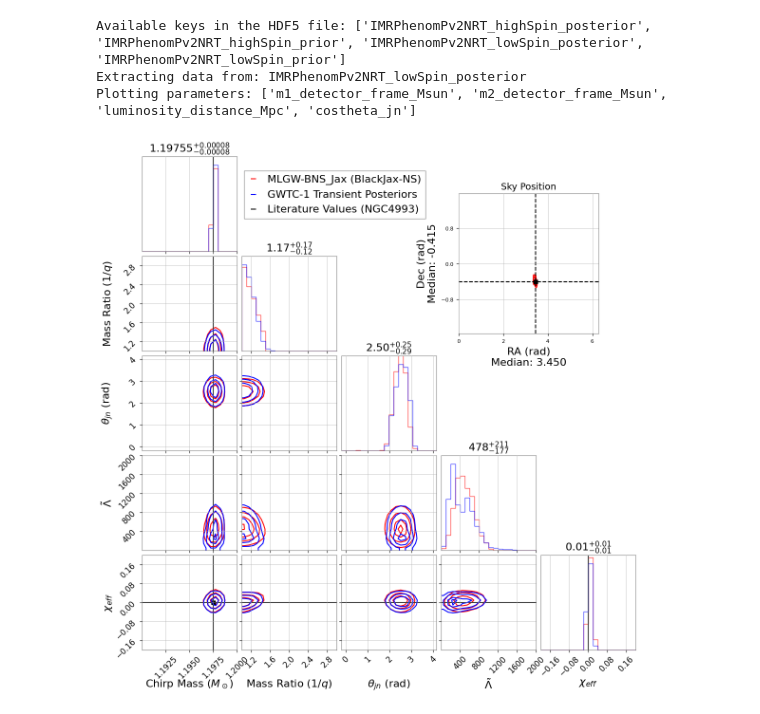
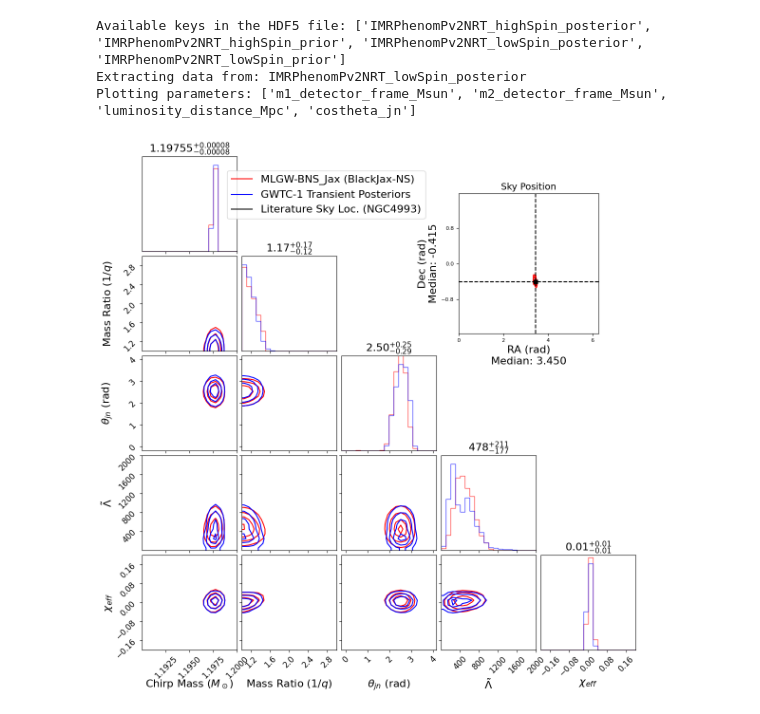
Before and after one commit to saulo-albuquerque-phys/GWgpu-jax, a Jupyter notebook: examples/Parameter_Estimation_MLGW_BNS_JAX_GW170817.ipynb, the cells around one changed output. Drawn from its saved outputs; the diff is of its cells as text; code cells hidden in the pictures.

```diff
--- a/examples/Parameter_Estimation_MLGW_BNS_JAX_GW170817.ipynb
+++ b/examples/Parameter_Estimation_MLGW_BNS_JAX_GW170817.ipynb
@@ -947,15 +944,12 @@ labels_5d = [
 ]
 
 plot_ranges_5d = [(1.19,1.20), (1.0, 3.0), (-0.2,4.14), (0,2000), (-0.2, 0.2)]
-literature_truths_5d = [1.1975, None, None, None, 0.0]
 
 # --- 1. Generate Main 5D Corner Plot ---
 fig = corner.corner(
     samples_csv_5d,
     labels=labels_5d,
     range=plot_ranges_5d,
-    truths=literature_truths_5d,
-    truth_color='black',
     smooth=1,
     color='red',
     hist_kwargs={'density': True, 'alpha': 0.7},
@@ -1003,7 +997,7 @@ corner.corner(
 # Legend for main plot
 red_line = mlines.Line2D([], [], color='red', label='MLGW-BNS_Jax (BlackJax-NS)')
 blue_line = mlines.Line2D([], [], color='blue', label='GWTC-1 Transient Posteriors')
-black_line = mlines.Line2D([], [], color='black', label='Literature Values (NGC4993)')
+black_line = mlines.Line2D([], [], color='black', label='Literature Sky Loc. (NGC4993)')
 fig.legend(handles=[red_line, blue_line, black_line], loc='upper right', bbox_to_anchor=(0.6, 0.95), fontsize=16)
 
 # --- 2. Add Inset for RA vs Dec ---
@@ -1016,31 +1010,31 @@ corner.hist2d(ra_hdf5, dec_hdf5, ax=ax_inset, color='blue', smooth=1, plot_datap
 # 2D histogram for CSV (Red)
 corner.hist2d(ra_csv, dec_csv, ax=ax_inset, color='red', smooth=1, plot_datapoints=False, plot_density=False, fill_contours=False)
 
 # Add literature truth crosshair
 literature_ra = 3.44616
 literature_dec = -0.408084
 ax_inset.axvline(literature_ra, color='black', linestyle='--')
 ax_inset.axhline(literature_dec, color='black', linestyle='--')
 ax_inset.plot(literature_ra, literature_dec, 'ks')
 
 # Calculate medians for labels
 ra_median = np.median(ra_csv)
 dec_median = np.median(dec_csv)
 
 # Formatting the inset
 ax_inset.set_xlabel(f'RA (rad)\nMedian: {ra_median:.3f}', fontsize=16)
 ax_inset.set_ylabel(f'Dec (rad)\nMedian: {dec_median:.3f}', fontsize=16)
 ax_inset.set_title('Sky Position', fontsize=14)
 # Setting limits to maximum theoretical bounds (0 to 2pi for RA, -pi/2 to pi/2 for Dec)
 ax_inset.set_xlim(0, 2 * np.pi)
 ax_inset.set_ylim(-np.pi / 2, np.pi / 2)
 
 # Make inset tick labels a bit smaller so they don't crowd
 ax_inset.tick_params(axis='both', which='major', labelsize=8)
 ax_inset.xaxis.set_major_locator(ticker.MaxNLocator(4))
 ax_inset.yaxis.set_major_locator(ticker.MaxNLocator(4))
 
 plt.savefig('corner_plot_comparison_with_inset.png', dpi=300, bbox_inches='tight')
 plt.show()
 # %% [output]
-[figure, old version]
+[figure, new version]
```
Also changed, not shown: parts of 2 cells of this notebook.
